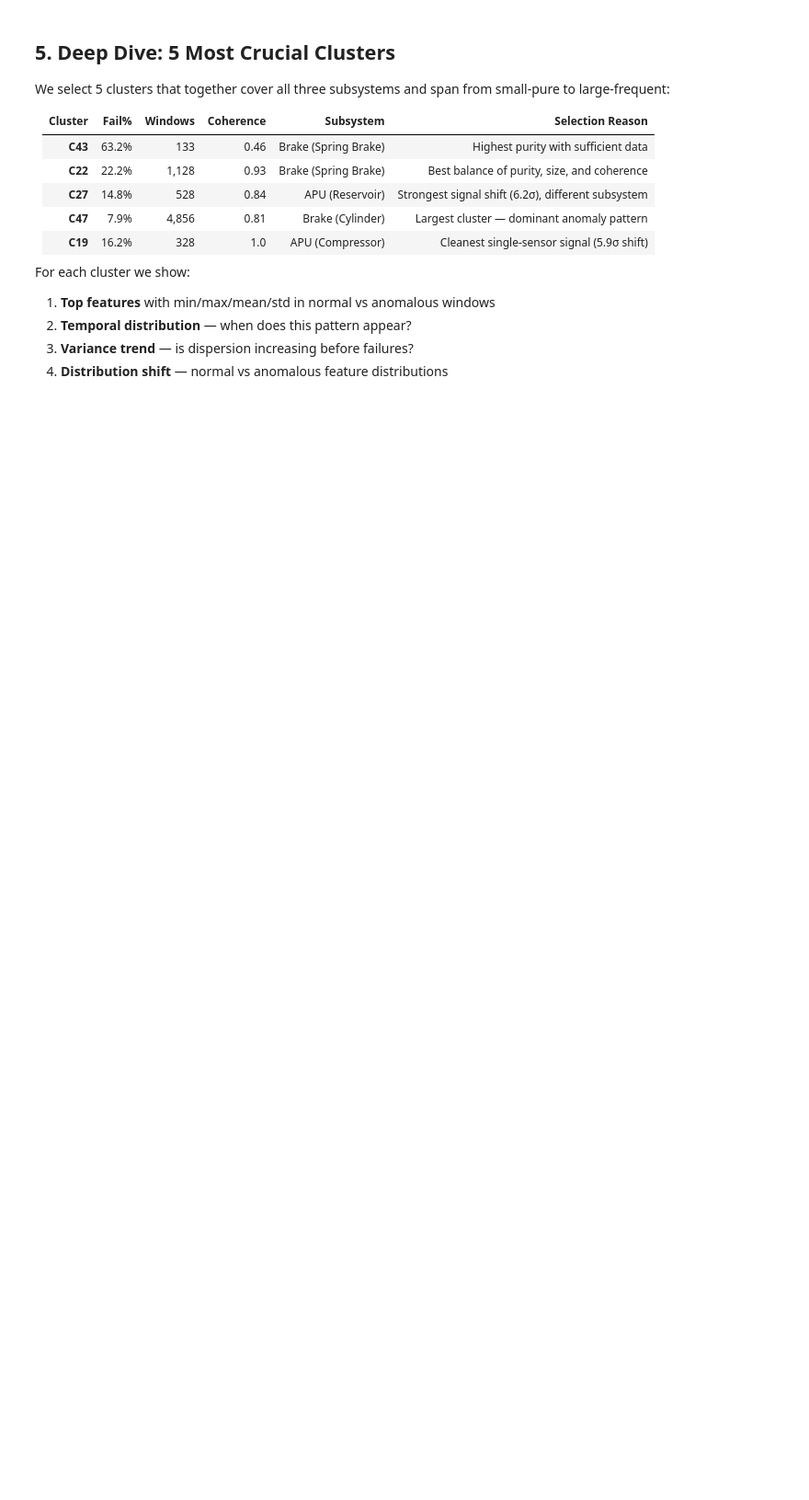
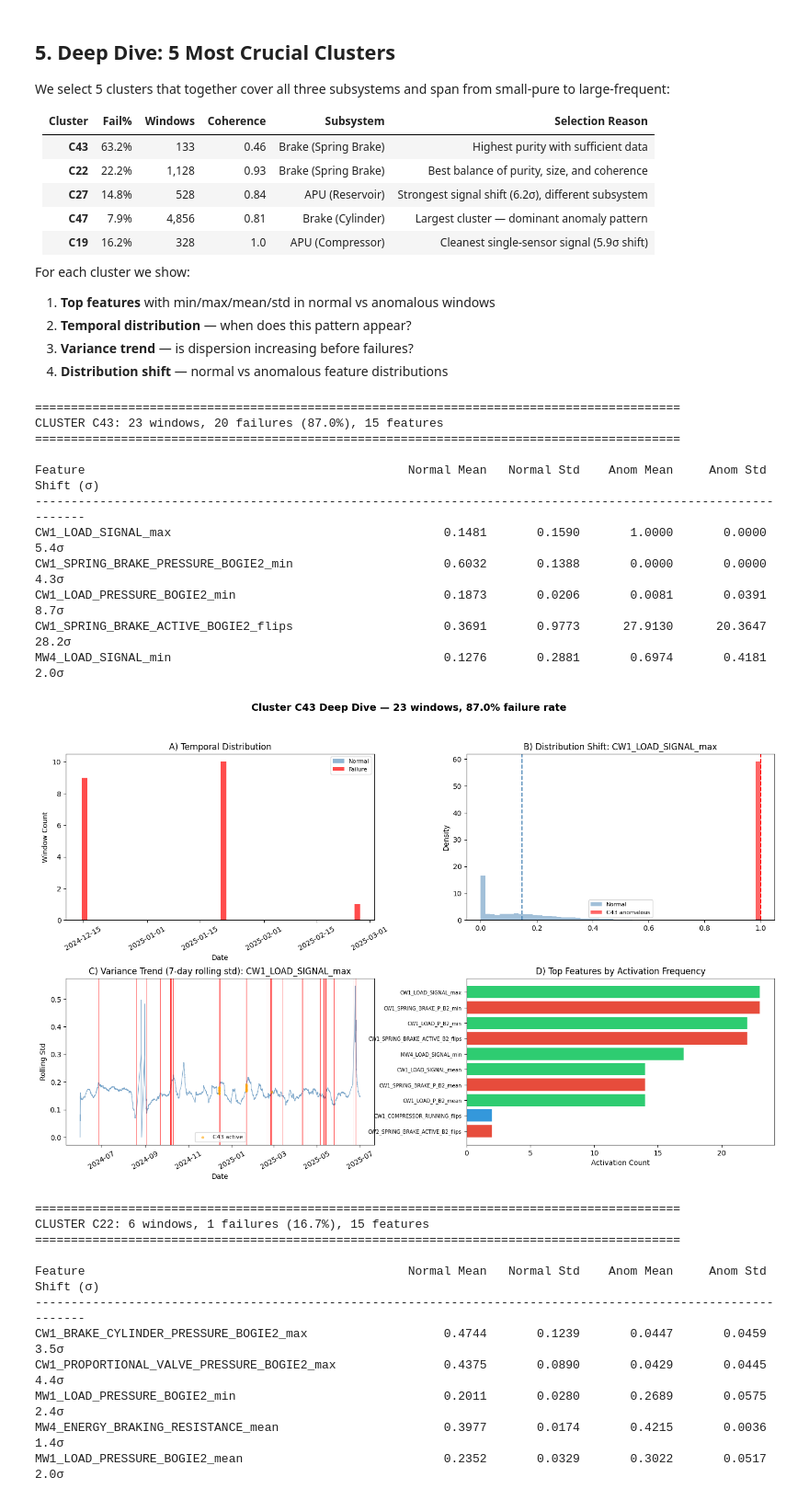
Before and after one commit to Emir515/Kurtulus-thesis, a Jupyter notebook: notebooks/04_anomaly_detection_cluster_analysis.ipynb, the cells around one changed output. Shown at 92% size. Saved outputs shown, nothing was run; the diff lists cells and outputs as text; code cells hidden in the pictures; blank space fills up the shorter version.

```diff
--- a/notebooks/04_anomaly_detection_cluster_analysis.ipynb
+++ b/notebooks/04_anomaly_detection_cluster_analysis.ipynb
@@ -425,7 +511,7 @@ for cl_id in sorted(valid_clusters):
         nm = all_sup.loc[all_sup['label']==0, f].mean()
         ns = all_sup.loc[all_sup['label']==0, f].std()
         if ns > 0 and n_win > 0:
-            am = all_sup.loc[anom_meta.index[cl_mask], f].mean()
+            am = all_sup.loc[anom_orig_idx[cl_mask.values], f].mean()
             shifts.append(abs(am - nm) / ns)
     avg_shift = np.mean(shifts) if shifts else 0
 
@@ -448,7 +534,7 @@ for cl_id in sorted(valid_clusters):
 
 # Save
 import json as _json
-with open(os.path.join(OUT, 'cluster_statistics.json'), 'w') as _f:
+with open(os.path.join(OUT_DIR, 'cluster_statistics.json'), 'w') as _f:
     _json.dump(cluster_stats, _f, indent=2)
 
 # Summary
@@ -504,7 +608,7 @@ if 'window_end' not in all_sup.columns:
 
 for cl_id in DIVE_CLUSTERS:
     cl_mask = anom_meta['cluster_clean'] == cl_id
-    cl_idx = anom_meta.index[cl_mask]
+    cl_idx = anom_orig_idx[cl_mask.values]  # map back to all_sup indices
     n_win = int(cl_mask.sum())
     n_fail = int(anom_meta.loc[cl_mask, 'label'].sum())
     fail_pct = 100 * n_fail / max(n_win, 1)
@@ -541,8 +645,9 @@ for cl_id in DIVE_CLUSTERS:
     # Panel A: Temporal distribution
     ax1 = fig.add_subplot(gs[0, 0])
     cl_times = all_sup.loc[cl_idx, 'window_end']
-    cl_times_fail = all_sup.loc[cl_idx[anom_meta.loc[cl_mask, 'label'] == 1], 'window_end']
-    cl_times_norm = all_sup.loc[cl_idx[anom_meta.loc[cl_mask, 'label'] == 0], 'window_end']
+    cl_label = anom_meta.loc[cl_mask, 'label'].values
+    cl_times_fail = all_sup.loc[cl_idx[cl_label == 1], 'window_end']
+    cl_times_norm = all_sup.loc[cl_idx[cl_label == 0], 'window_end']
 
     if len(cl_times) > 0:
         ax1.hist(cl_times_norm, bins=50, alpha=0.6, color='steelblue', label='Normal')
@@ -581,31 +686,55 @@ for cl_id in DIVE_CLUSTERS:
     fail_times = ts.loc[ts['label'] == 1, 'window_end']
     if len(fail_times) > 0:
         for ft in fail_times:
             ax3.axvline(ft, color='red', alpha=0.05, linewidth=0.5)
 
     # Mark cluster activations
     cl_act_times = all_sup.loc[cl_idx, 'window_end']
     ax3.scatter(cl_act_times, roll_std.loc[cl_act_times].values if len(cl_act_times) > 0 else [],
                 color='orange', s=8, alpha=0.5, zorder=5, label=f'C{cl_id} active')
     ax3.set_title(f'C) Variance Trend (7-day rolling std): {f0}')
     ax3.set_xlabel('Date')
     ax3.set_ylabel('Rolling Std')
     ax3.legend(fontsize=8)
     ax3.tick_params(axis='x', rotation=30)
 
     # Panel D: Feature importance bar (activation frequency)
     ax4 = fig.add_subplot(gs[1, 1])
     show_feats = feat_acts.head(10)
     colors = ['#e74c3c' if 'Brake' in f or 'BRAKE' in f else '#3498db' if 'COMPRESSOR' in f or 'RESERVOIR' in f else '#2ecc71' for f in show_feats.index]
     ax4.barh(range(len(show_feats)), show_feats.values, color=colors)
     ax4.set_yticks(range(len(show_feats)))
     short_names = [f.replace('_PRESSURE','_P').replace('_BOGIE','_B')[:35] for f in show_feats.index]
     ax4.set_yticklabels(short_names, fontsize=7)
     ax4.set_xlabel('Activation Count')
     ax4.set_title('D) Top Features by Activation Frequency')
     ax4.invert_yaxis()
 
-    plt.savefig(os.path.join(OUT, f'cluster_C{cl_id}_deep_dive.png'), dpi=150, bbox_inches='tight')
+    plt.savefig(os.path.join(OUT_DIR, f'cluster_C{cl_id}_deep_dive.png'), dpi=150, bbox_inches='tight')
     plt.show()
 
 print(f"\nDeep dive complete for clusters: {DIVE_CLUSTERS}")
+# %% [output]
+==========================================================================================
+CLUSTER C43: 23 windows, 20 failures (87.0%), 15 features
+==========================================================================================
+
+Feature                                             Normal Mean   Normal Std    Anom Mean     Anom Std  Shift (σ)
+--------------------------------------------------------------------------------------------------------------
+CW1_LOAD_SIGNAL_max                                      0.1481       0.1590       1.0000       0.0000       5.4σ
+CW1_SPRING_BRAKE_PRESSURE_BOGIE2_min                     0.6032       0.1388       0.0000       0.0000       4.3σ
+CW1_LOAD_PRESSURE_BOGIE2_min                             0.1873       0.0206       0.0081       0.0391       8.7σ
+CW1_SPRING_BRAKE_ACTIVE_BOGIE2_flips                     0.3691       0.9773      27.9130      20.3647      28.2σ
+MW4_LOAD_SIGNAL_min                                      0.1276       0.2881       0.6974       0.4181       2.0σ
+[figure, added]
+==========================================================================================
+CLUSTER C22: 6 windows, 1 failures (16.7%), 15 features
+==========================================================================================
+
+Feature                                             Normal Mean   Normal Std    Anom Mean     Anom Std  Shift (σ)
+--------------------------------------------------------------------------------------------------------------
+CW1_BRAKE_CYLINDER_PRESSURE_BOGIE2_max                   0.4744       0.1239       0.0447       0.0459       3.5σ
+CW1_PROPORTIONAL_VALVE_PRESSURE_BOGIE2_max               0.4375       0.0890       0.0429       0.0445       4.4σ
+MW1_LOAD_PRESSURE_BOGIE2_min                             0.2011       0.0280       0.2689       0.0575       2.4σ
+MW4_ENERGY_BRAKING_RESISTANCE_mean                       0.3977       0.0174       0.4215       0.0036       1.4σ
+MW1_LOAD_PRESSURE_BOGIE2_mean                            0.2352       0.0329       0.3022       0.0517       2.0σ
```
Also changed, not shown: parts of 12 cells of this notebook, 2 other files.
